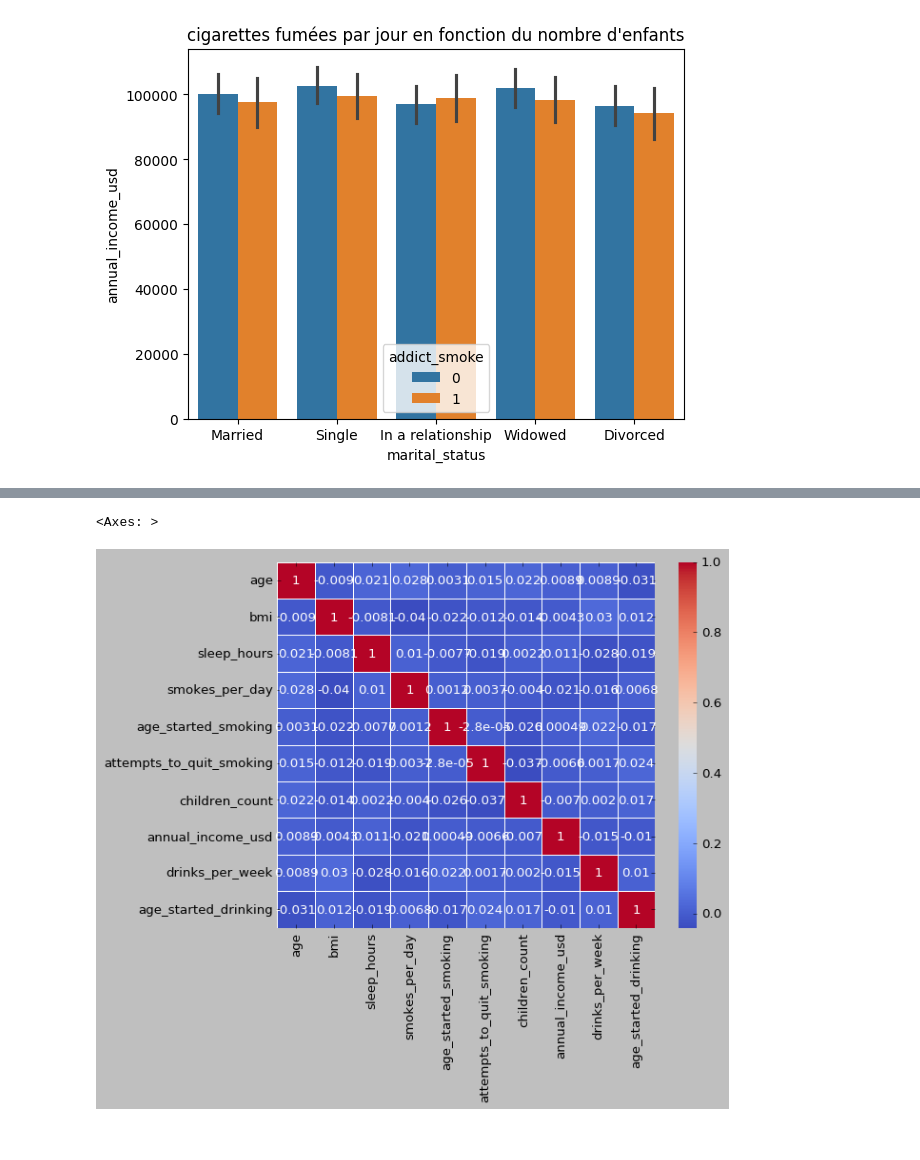
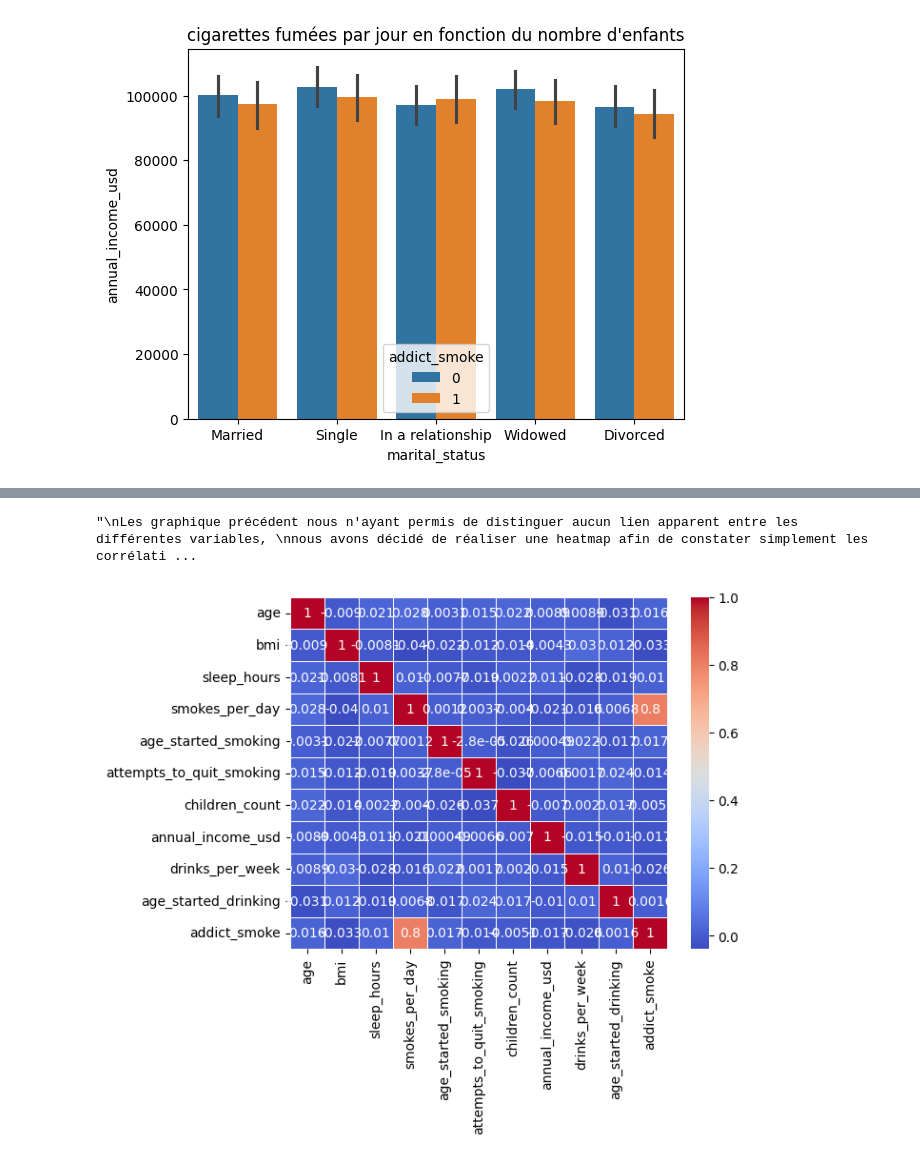
Before and after one commit to Kvothe-45/Addiction, a Jupyter notebook: smoke_graph.ipynb, the cells around one changed output, grey strips where cells are left out. Saved outputs shown, nothing was run; the diff lists cells and outputs as text; code cells hidden in the pictures.

```diff
--- a/smoke_graph.ipynb
+++ b/smoke_graph.ipynb
@@ -151,6 +247,15 @@ The `ci` parameter is deprecated. Use `errorbar=('ci', 95)` for the same effect.
 # %%
-data_heat = data_smoke_drink[["age", "bmi", "sleep_hours", "smokes_per_day", "age_started_smoking", "attempts_to_quit_smoking", "children_count", "annual_income_usd", "drinks_per_week", "age_started_drinking"]]
+data_heat = data_smoke_drink[["age", "bmi", "sleep_hours", "smokes_per_day", "age_started_smoking", "attempts_to_quit_smoking", "children_count", "annual_income_usd", "drinks_per_week", "age_started_drinking", "addict_smoke"]]
 sns.heatmap(data_heat.corr(), annot=True, cmap="coolwarm", linewidths=0.5)
+
+
+"""
+Les graphiques précédents nous n'ayant permis de distinguer aucun lien apparent entre les différentes variables, nous avons décidé de réaliser une heatmap afin de constater simplement les corrélations entre variables.
+Ainsi, comme nous nous y attendions, aucune relation ne dépasse les 0,05 de corrélation, à l'exception de l'addiction au tabac et du nombre de cigarettes par jour.
+Cela est dû au fait que nous avons créé la colonne addict_smoke à partir du nombre de cigarettes fumées par jour :
+Les personnes fumant plus de 10 cigarettes sont considérées comme addictes (nous tenons ce chiffre du test de Fagerström que nous avons simplifié).
+
+"""
 # %% [output]
-<Axes: >
+"\nLes graphique précédent nous n'ayant permis de distinguer aucun lien apparent entre les différentes variables, \nnous avons décidé de réaliser une heatmap afin de constater simplement les corrélati ...
-[figure, old version]
+[figure, new version]
```
Also changed, not shown: parts of 19 cells of this notebook, 3 other files.
